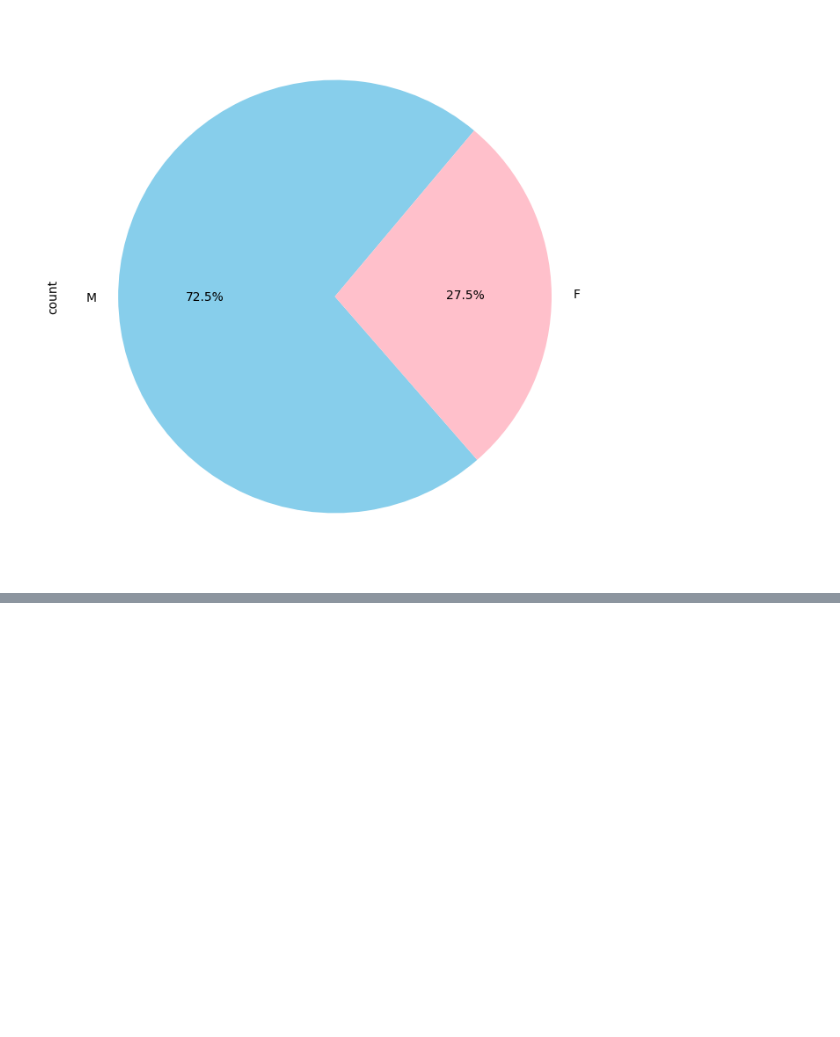
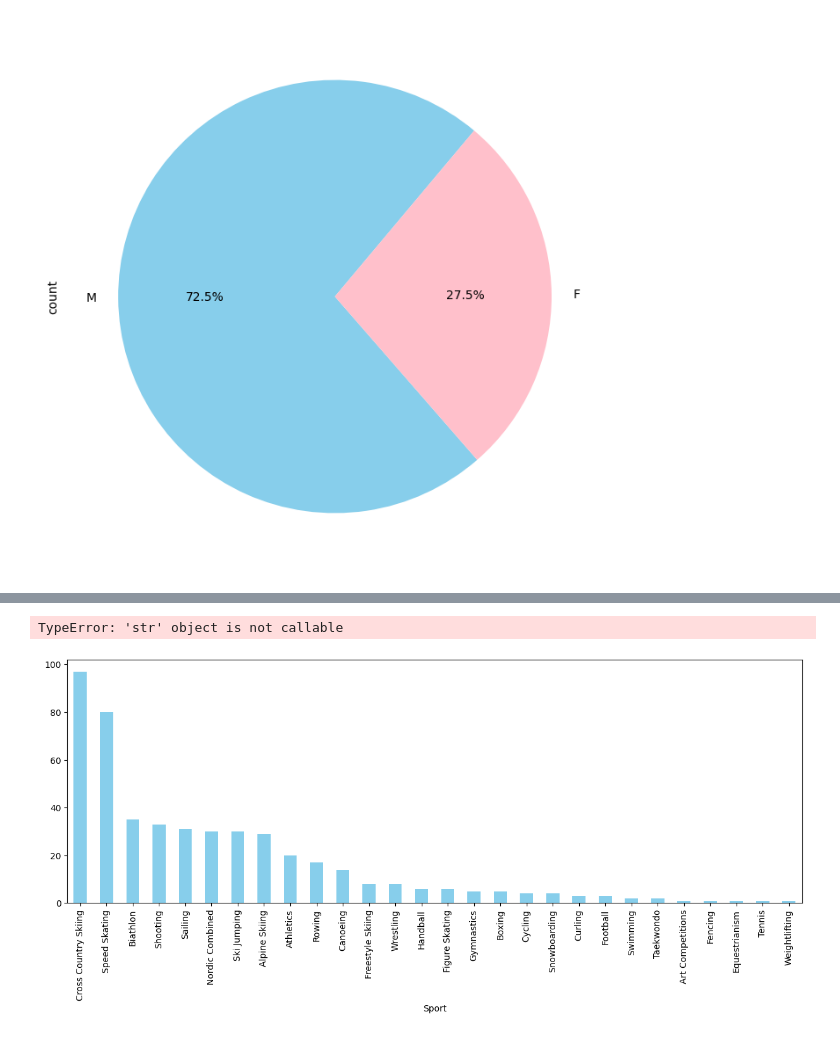
Before and after one commit to Ludwilton/Projekt-OS-Norge, a Jupyter notebook: uppgift_0/uppgift.0Darwin.ipynb, the cells around one changed output, grey strips where cells are left out. Drawn from its saved outputs; the diff is of its cells as text; code cells hidden in the pictures; blank space fills up the shorter version.

```diff
--- a/uppgift_0/uppgift.0Darwin.ipynb
+++ b/uppgift_0/uppgift.0Darwin.ipynb
@@ -201,0 +200,14 @@ None
+# %%
+import pandas as pd
+
+
+df = pd.read_csv("../athlete_events.csv", usecols=["Name", "Sex", "Age", "Height", "Weight", "Team", "NOC", "Games", "Year", "Season", "City", "Sport", "Event", "Medal"])
+
+
+norge_medaljer = df[(df["NOC"] == "NOR") & df["Medal"].notna()]
+
+norge_medaljer=norge_medaljer.drop_duplicates(subset=["Event", "Games", "Team", "Medal"])
+medaljer_per_sport = norge_medaljer.groupby("Sport")["Medal"].count()
+
+medaljer_per_sport = medaljer_per_sport.sort_values(ascending=False)
+medaljer_per_sport
@@ -201,0 +232,13 @@ None
+# %%
+
+plt.figure(figsize=(15, 5))
+medaljer_per_sport.plot(kind="bar", color="skyblue")
+plt.title("Sporter där Norge har vunnit flest medaljer")
+plt.xlabel("Sport")
+plt.ylabel("Antal Medaljer")
+plt.xticks(rotation=50)
+plt.tight_layout()
+plt.show()
+# %% [output]
+TypeError: 'str' object is not callable
+[figure, added]
```
Also changed, not shown: parts of 5 cells of this notebook.
